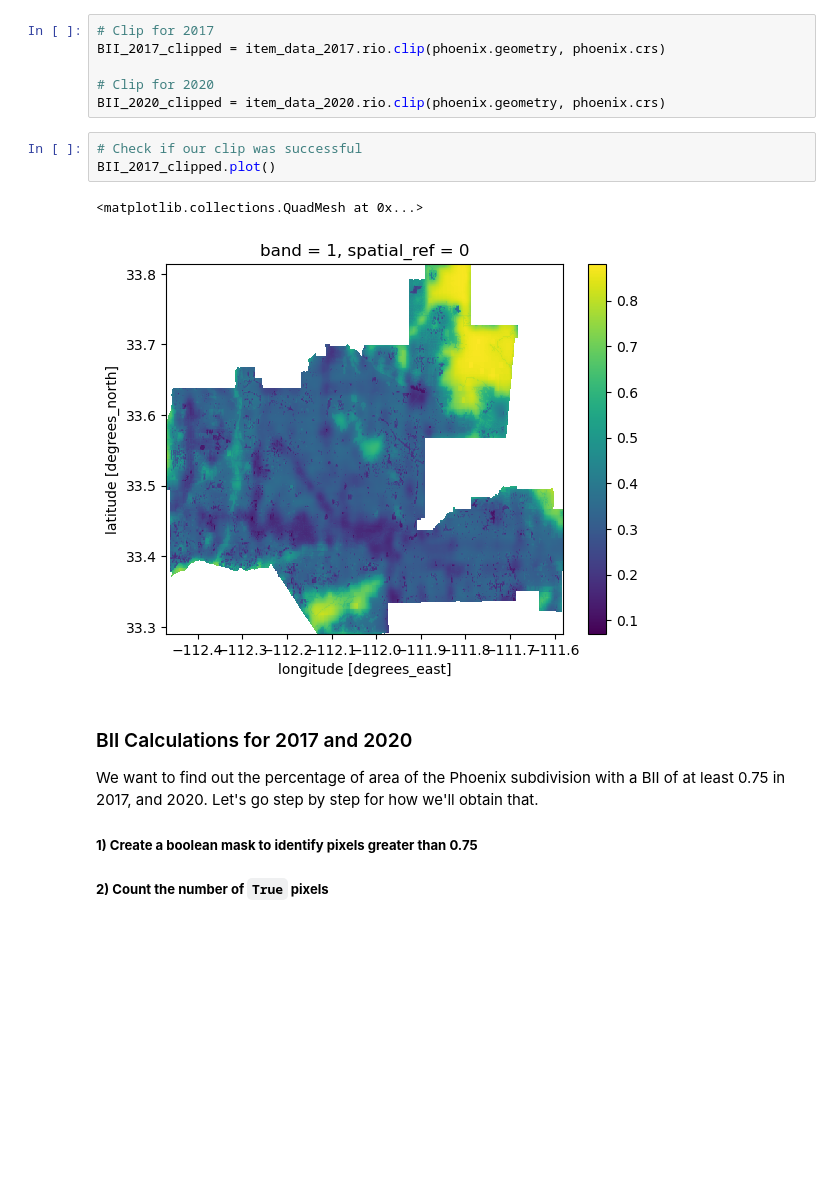
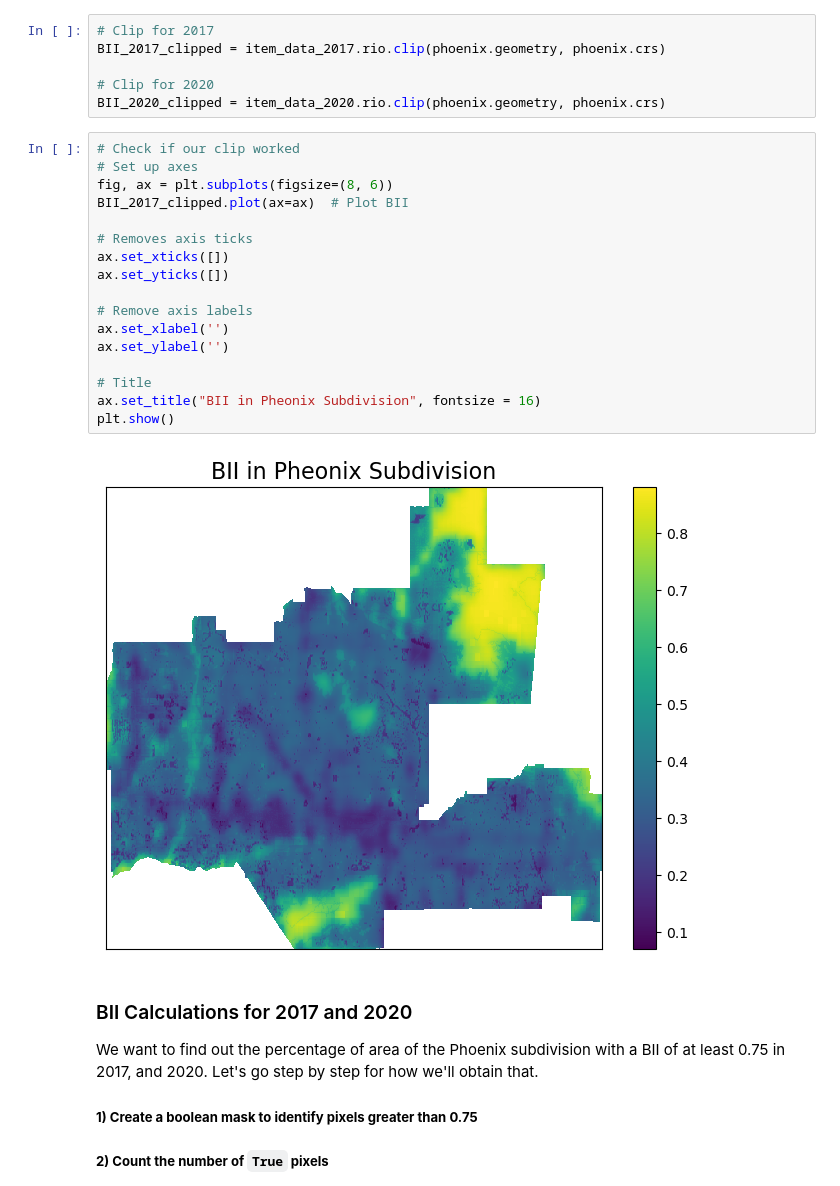
Before and after one commit to ht-oliver/biodiversity-phoenix, a Jupyter notebook: analysis.ipynb, the cells around one changed output. Cells and saved outputs as stored; diff of their text form; blank space fills up the shorter version.

```diff
--- a/analysis.ipynb
+++ b/analysis.ipynb
@@ -211,11 +219,24 @@ BII_2017_clipped = item_data_2017.rio.clip(phoenix.geometry, phoenix.crs)
 # Clip for 2020
 BII_2020_clipped = item_data_2020.rio.clip(phoenix.geometry, phoenix.crs)
 # %%
-# Check if our clip was successful
-BII_2017_clipped.plot()
+# Check if our clip worked
+# Set up axes
+fig, ax = plt.subplots(figsize=(8, 6))
+BII_2017_clipped.plot(ax=ax)  # Plot BII
+
+# Removes axis ticks
+ax.set_xticks([])
+ax.set_yticks([])
+
+# Remove axis labels
+ax.set_xlabel('')
+ax.set_ylabel('')
+
+# Title
+ax.set_title("BII in Pheonix Subdivision", fontsize = 16)
+plt.show()
 # %% [output]
-<matplotlib.collections.QuadMesh at 0x...>
-[figure, old version]
+[figure, new version]
 # %% [markdown]
 ### BII Calculations for 2017 and 2020
 
```
Also changed, not shown: parts of 6 cells of this notebook, 1 other file.
